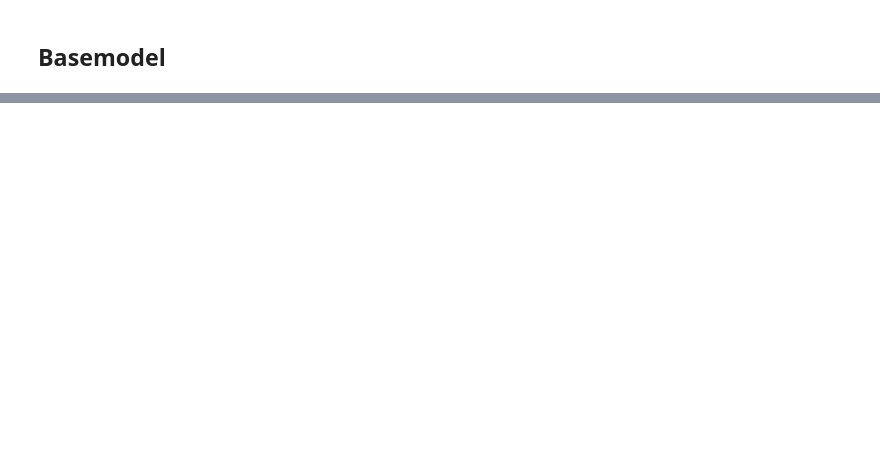
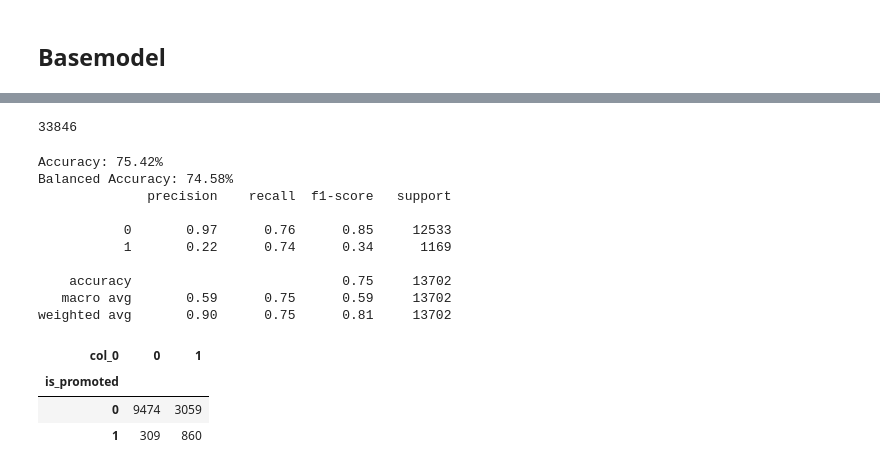
Before and after one commit to lakshyagupta2409/HRAnalytics, a Jupyter notebook: DataExplorationAnd Cleaning.ipynb, the cells around one changed output, grey strips where cells are left out. Drawn from its saved outputs; the diff is of its cells as text; code cells hidden in the pictures; blank space fills up the shorter version.

```diff
--- a/DataExplorationAnd Cleaning.ipynb
+++ b/DataExplorationAnd Cleaning.ipynb
@@ -247,0 +244,6 @@ Name: education, Length: 54808, dtype: bool
+# %%
+sm = SMOTE(random_state=0,sampling_strategy=0.9)
+X_SMOTE, y_SMOTE = sm.fit_resample(X_train, Y_train)
+# %%
+logr_pipe = make_pipeline( LogisticRegression(solver='lbfgs',max_iter=100))
+model_Lr=logr_pipe.fit(X_SMOTE, y_SMOTE)
@@ -247,0 +258,31 @@ Name: education, Length: 54808, dtype: bool
+# %%
+y_SMOTE.sum()
+# %% [output]
+33846
+# %%
+mythreshold=0.48
+y_pred = (model_Lr.predict_proba(X_val) >= mythreshold).astype(int)
+#y_pred = model_Lr.predict(X_val)
+y_pred=y_pred[:,1]
+#y_pred
+print(f"Accuracy: {round(metrics.accuracy_score(Y_val, y_pred)*100, 2)}%")
+print(f"Balanced Accuracy: {round(metrics.balanced_accuracy_score(Y_val, y_pred)*100, 2)}%")
+
+print(classification_report(Y_val,y_pred))
+df_confusion = pd.crosstab(Y_val, y_pred)
+df_confusion
+# %% [output]
+Accuracy: 75.42%
+Balanced Accuracy: 74.58%
+              precision    recall  f1-score   support
+
+           0       0.97      0.76      0.85     12533
+           1       0.22      0.74      0.34      1169
+
+    accuracy                           0.75     13702
+   macro avg       0.59      0.75      0.59     13702
+weighted avg       0.90      0.75      0.81     13702
+| col_0 | 0 | 1 |
+| is_promoted |  |  |
+| 0 | 9474 | 3059 |
+| 1 | 309 | 860 |
```
Also changed, not shown: parts of 21 cells of this notebook.
